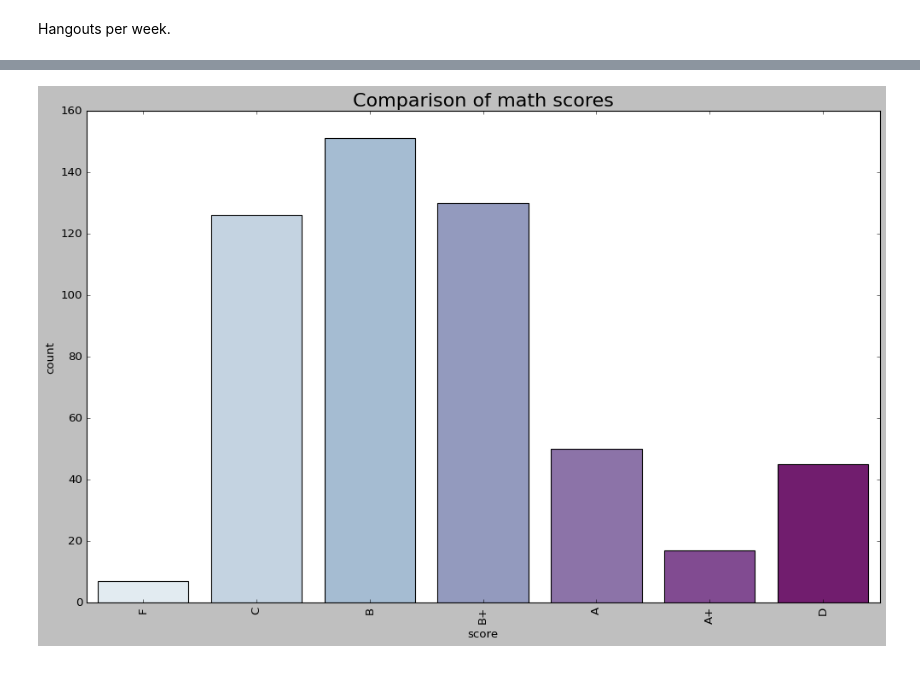
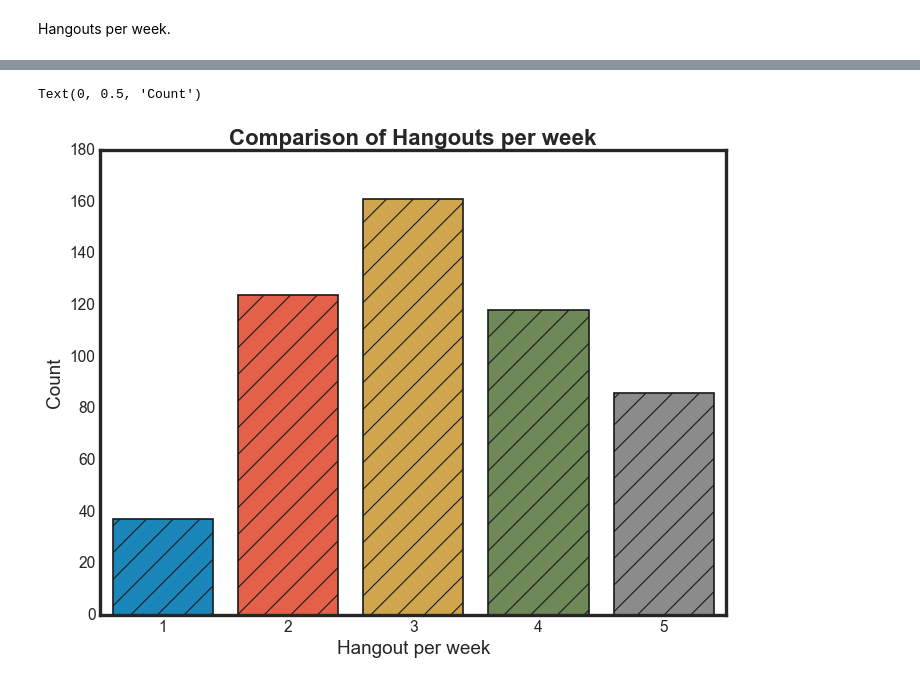
Before and after one commit to Kushal-Chandar/statistics-student-performance-analysis, a Jupyter notebook: analysis.ipynb, the cells around one changed output, grey strips where cells are left out. Cells and saved outputs as stored; diff of their text form; code cells hidden in the pictures.

```diff
--- a/analysis.ipynb
+++ b/analysis.ipynb
@@ -97,5 +146,2 @@ Target looks like classification
 # %% [markdown]
 Hangouts per week.
-# %%
-plt.rcParams['figure.figsize'] = (18, 6)
-dabl.plot(data, target_col = 'hangouts_p_week')
@@ -107,8 +147,0 @@ Target looks like classification
-# %%
-plt.rcParams['figure.figsize'] = (15, 9)
-
-sns.countplot(x = data['parentedu'], palette = 'pink')
-plt.title('Comparison of various groups', fontweight = 30, fontsize = 20)
-plt.xlabel('Groups')
-plt.ylabel('count')
-plt.show()
@@ -117,10 +148,10 @@ plt.show()
-# %%
-plt.rcParams['figure.figsize'] = (15, 9)
-sns.countplot(x = data['maths'], palette = 'BuPu')
-plt.title('Comparison of math scores', fontweight = 30, fontsize = 20)
-plt.xlabel('score')
-plt.ylabel('count')
-plt.xticks(rotation = 90)
-plt.show()
-# %% [output]
-[figure, removed]
+# %%
+graph = sns.countplot(
+    data, x="hangouts_p_week", edgecolor="0.1", linewidth=1.5, hatch="/"
+)
+graph.set_title("Comparison of Hangouts per week", weight="bold", fontsize=20)
+graph.set_xlabel("Hangout per week", fontweight=20, fontsize=17)
+graph.set_ylabel("Count", fontweight=20, fontsize=17)
+# %% [output]
+Text(0, 0.5, 'Count')
+[figure, added]
```
Also changed, not shown: parts of 26 cells of this notebook, 1 other file.
